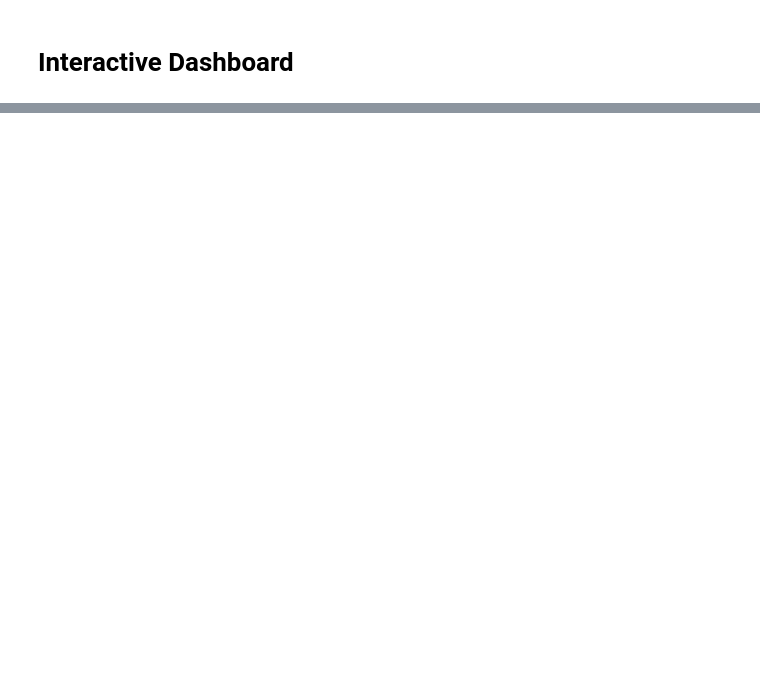
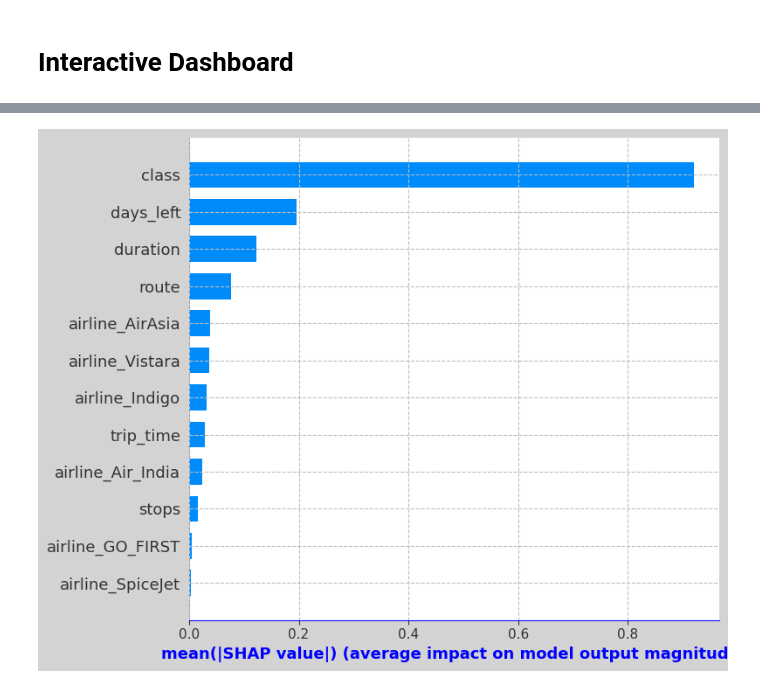
Before and after one commit to OwenGeeAndre/pROJECTS, a Jupyter notebook: Airline Price Prediction by AWA.ipynb, the cells around one changed output, grey strips where cells are left out. Cells and saved outputs as stored; diff of their text form; code cells hidden in the pictures; blank space fills up the shorter version.

```diff
--- a/Airline Price Prediction by AWA.ipynb
+++ b/Airline Price Prediction by AWA.ipynb
@@ -164,7 +265,7 @@ preprocess = ColumnTransformer([
         ["Economy","Business"]]),ord_cols),
     ('target',TargetEncoder(smoothing=1.0),targ_cols),
     ('ohe',OneHotEncoder(),ohe_cols)
-],remainder='passthrough')
+],remainder='passthrough',verbose_feature_names_out=False)
 # %%
 pipe = Pipeline([('preprocess',preprocess),
                   ('model',XGBRegressor())])
@@ -183,4 +284,4 @@ search = RandomizedSearchCV(
     verbose=1,random_state=42
 )
 # %%
-search.fit(xtrain,ytrain)
+search.fit(xtrain,np.log1p(ytrain))
@@ -190,4 +314,4 @@ print(f"\nBest Score: {search.best_score_}")
 # %%
 model = search.best_estimator_
 # %%
-model.fit(xtrain,ytrain)
+model.fit(xtrain,np.log1p(ytrain))
@@ -231,2 +423,6 @@ feature_names = x_cat + x_num
+# %%
+features = model.named_steps["preprocess"].get_feature_names_out().tolist()
 # %%
-shap.summary_plot(shap_values, feature_names,plot_type='bar')
+shap.summary_plot(shap_values, features,plot_type='bar')
+# %% [output]
+[figure, added]
```
Also changed, not shown: parts of 34 cells of this notebook.
